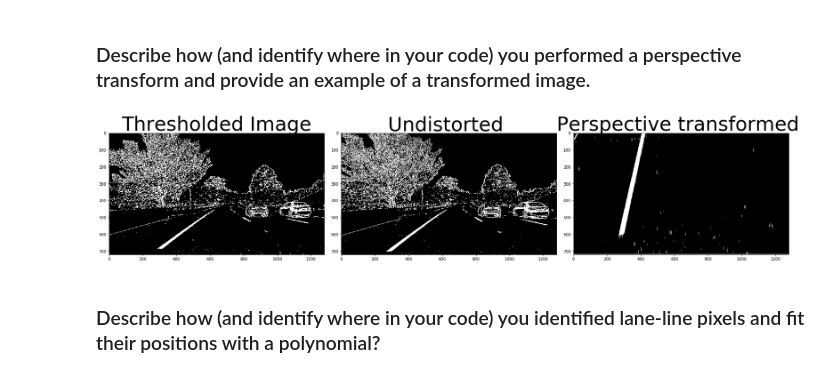
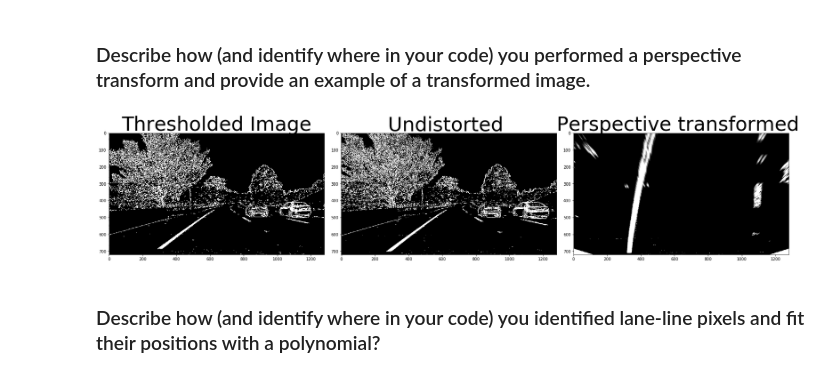
Before and after one commit to kalyanavvaru/selfdrivingcar-2-advanced-lane-finding, a Jupyter notebook: AdvancedLaneFindingChallengeVideo.ipynb, the cells around one changed output. Cells and saved outputs as stored; diff of their text form; code cells hidden in the pictures.

```diff
--- a/AdvancedLaneFindingChallengeVideo.ipynb
+++ b/AdvancedLaneFindingChallengeVideo.ipynb
@@ -192,51 +192,51 @@ def undistort_and_birds_eye_transform(img):
     undistored = cal_undistort(img, objpoints, imgpoints)
     img_size = (undistored.shape[1], undistored.shape[0])
 
-    src = np.float32([[600, 600], [800, 600], [800, 720], [600, 720]])
-    dst = np.float32([[600, 0], [800, 0], [800, 720], [600, 720]])
+#     src = np.float32([[600, 600], [800, 600], [800, 720], [600, 720]])
+#     dst = np.float32([[600, 0], [800, 0], [800, 720], [600, 720]])
 
 
 #     src = np.float32([[568, 468], [715, 468], [1040, 680], [270, 680]])
 #     dst = np.float32([[200, 0], [1000, 0], [1000, 680], [200, 680]])
 
-#     src = np.float32([[  100.,   719.],
-#                       [  542.,   470.],
-#                       [  738.,   470.],
-#                       [ 1180.,   719.]])
-#     dst = np.float32([[ 200.,  720.],
-#                       [ 200.,    0.],
-#                       [ 1080.,    0.],
-#                       [ 1080.,  720.]])
+    src = np.float32([[  100.,   719.],
+                      [  542.,   470.],
+                      [  738.,   470.],
+                      [ 1180.,   719.]])
+    dst = np.float32([[ 200.,  720.],
+                      [ 200.,    0.],
+                      [ 1080.,    0.],
+                      [ 1080.,  720.]])
 
 
 
     # transform to birds eye view
     M = cv2.getPerspectiveTransform(src, dst)
     birds_eye_transformed = cv2.warpPerspective(undistored, M, img_size, flags = cv2.INTER_LINEAR)
     return undistored, birds_eye_transformed
 
 filename = "test6.jpg"
 threshold_binary_image = mpimg.imread('output_images/threshold_binary_'+filename)
 
 # call undistort and transform to birds eye
 undistored, birds_eye_transformed = undistort_and_birds_eye_transform(threshold_binary_image)
 f, (ax1, ax2, ax3) = plt.subplots(1, 3, figsize=(24, 9))
 f.tight_layout()
 ax1.imshow(threshold_binary_image)
 ax1.set_title('Thresholded Image', fontsize=50)
 
 ax2.imshow(undistored)
 ax2.set_title('Undistorted ', fontsize=50)
 plt.subplots_adjust(left=0., right=1, top=0.9, bottom=0.)
 
 ax3.imshow(birds_eye_transformed)
 ax3.set_title('Perspective transformed ', fontsize=50)
 plt.subplots_adjust(left=0., right=1, top=0.9, bottom=0.)
 # drop unnecessary channels
 birds_eye_transformed = birds_eye_transformed[:,:,0]
 plt.imsave('output_images/threshold_binary_birds_eye_transformed_challenge_'+filename, birds_eye_transformed,cmap='gray')
 # %% [output]
-[figure, old version]
+[figure, new version]
 # %% [markdown]
 ### Describe how (and identify where in your code) you identified lane-line pixels and fit their positions with a polynomial?
 # %%
```
Also changed, not shown: parts of 7 cells of this notebook, 13 other files.
